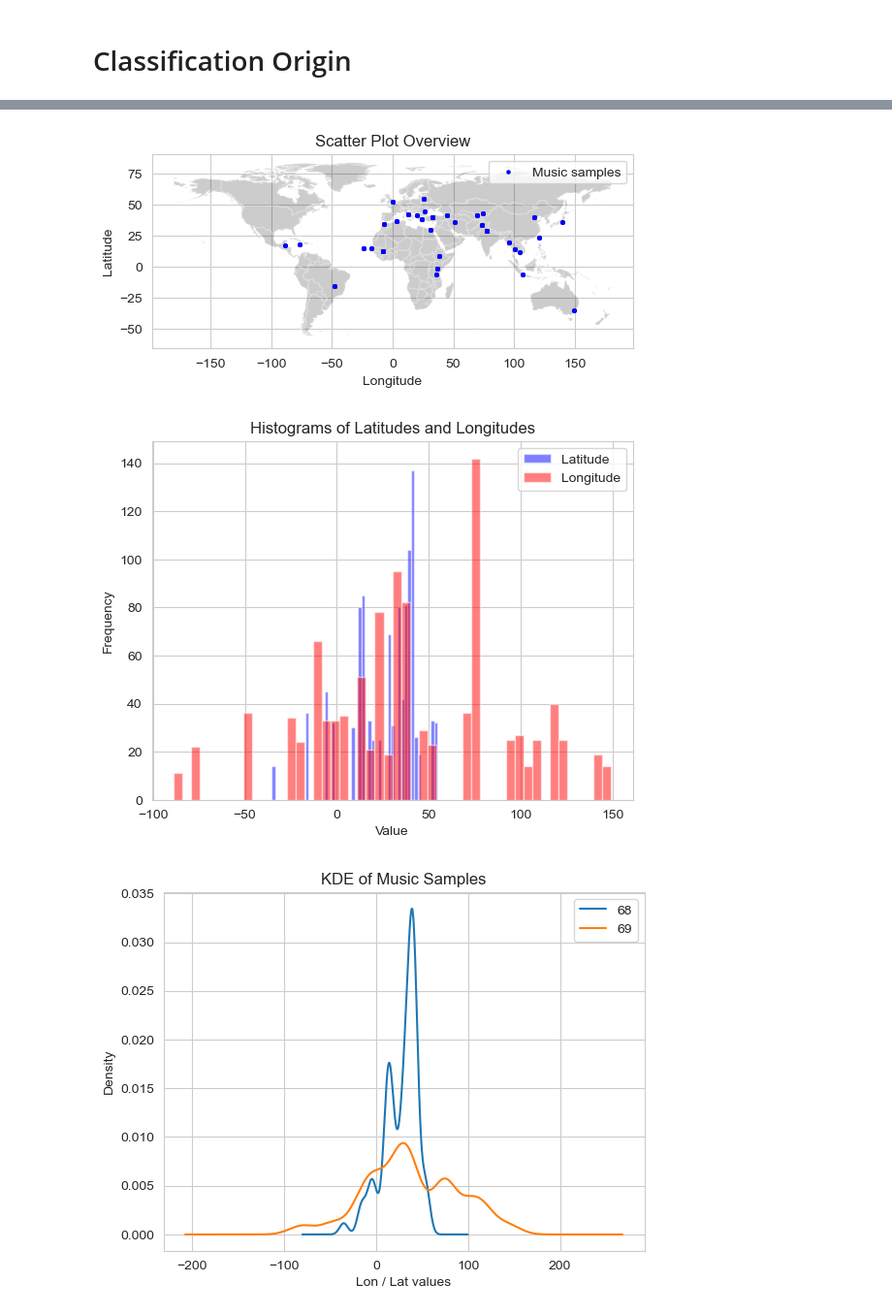
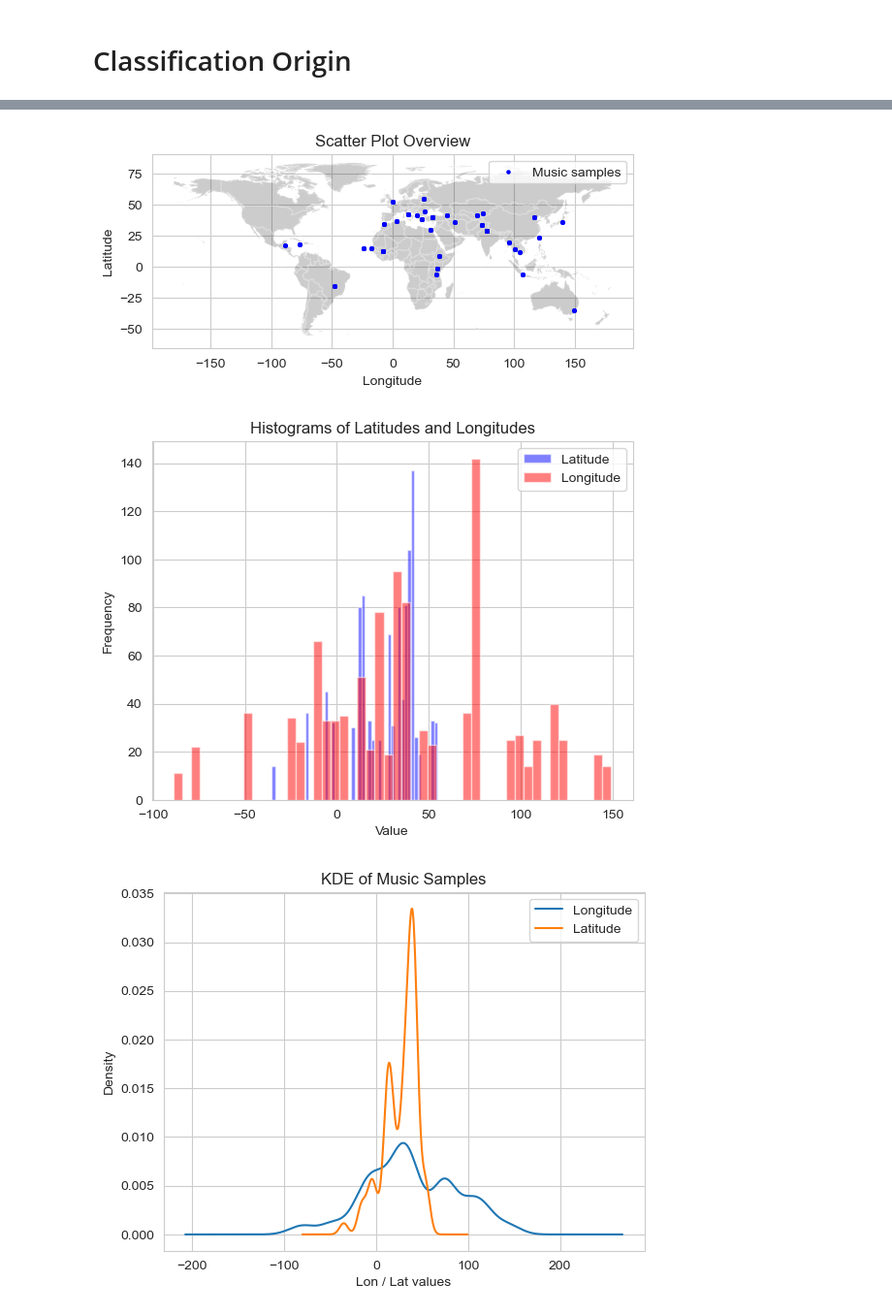
Before and after one commit to widmerc/GEO871, a Jupyter notebook: Project.ipynb, the cells around one changed output, grey strips where cells are left out. Shown at 97% size. Drawn from its saved outputs; the diff is of its cells as text; code cells hidden in the pictures.

```diff
--- a/Project.ipynb
+++ b/Project.ipynb
@@ -38,42 +21,46 @@ import seaborn as sns
 import matplotlib.pyplot as plt
 from sklearn.decomposition import PCA
 from sklearn import preprocessing
+# %%
+music_origin_data = pd.read_csv('./data/kaggle/Music_origin.csv')
+music_origin_cr_data = pd.read_csv('./data/kaggle/Music_origin_chromatic.csv')
+gdf_bondaries = gpd.read_file('./data/countries/world-administrative-boundaries.shp')
+
+music_origin_data.drop('Unnamed: 0',axis=1,inplace=True)
+music_origin_cr_data.drop('Unnamed: 0',axis=1,inplace=True)
 # %%
 with open('./data/default_features_1059_tracks.txt', newline='') as inputfile:
     data = list(csv.reader(inputfile))
-gdf = gpd.read_file('./data/countries/world-administrative-boundaries.shp')
 
-data = pd.DataFrame(data)
-data[68] = data[68].astype(float) #latitude
-data[69] = data[69].astype(float) #longitude
 
-#calculate number of points per long/lat:
 
-gdf.plot(ax=plt.gca(), color='black', alpha=0.2, label='Shapefile')
-plt.scatter(data[69], data[68], s=5, color = "blue",label = 'Music samples')
+
+gdf_bondaries.plot(ax=plt.gca(), color='black', alpha=0.2, label='Shapefile')
+plt.scatter(music_origin_data["Longitude"], music_origin_data["Latitude"], s=5, color = "blue",label = 'Music samples')
 plt.xlabel('Longitude')
 plt.ylabel('Latitude')
 plt.title('Scatter Plot Overview')
 plt.legend()
 plt.show()
 
 
-plt.hist(data[68], bins=50, alpha=0.5, color='blue', label='Latitude')
-plt.hist(data[69], bins=50, alpha=0.5, color='red', label='Longitude')
+plt.hist(music_origin_data["Latitude"], bins=50, alpha=0.5, color='blue', label='Latitude')
+plt.hist(music_origin_data["Longitude"], bins=50, alpha=0.5, color='red', label='Longitude')
 plt.xlabel('Value')
 plt.ylabel('Frequency')
 plt.legend(loc='upper right')
 plt.title('Histograms of Latitudes and Longitudes')
 plt.show()
 
 
-data.plot.kde()
+
+music_origin_data[["Longitude","Latitude"]].plot.kde()
 plt.xlabel('Lon / Lat values')
 plt.title('KDE of Music Samples')
 plt.show()
 # %% [output]
 See: https://matplotlib.org/stable/tutorials/intermediate/legend_guide.html#implementing-a-custom-legend-handler
   plt.legend()
 [figure]
 [figure]
-[figure, old version]
+[figure, new version]
```
Also changed, not shown: parts of 18 cells of this notebook, 3 other files.
